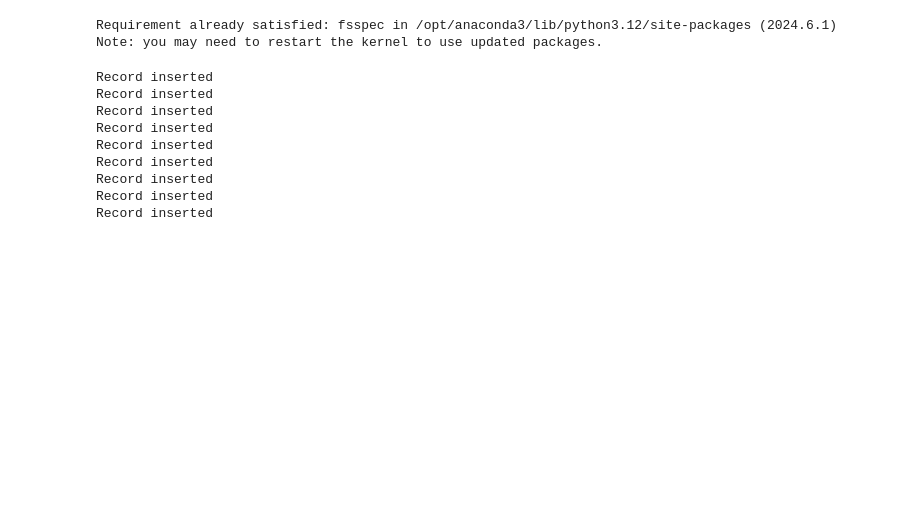
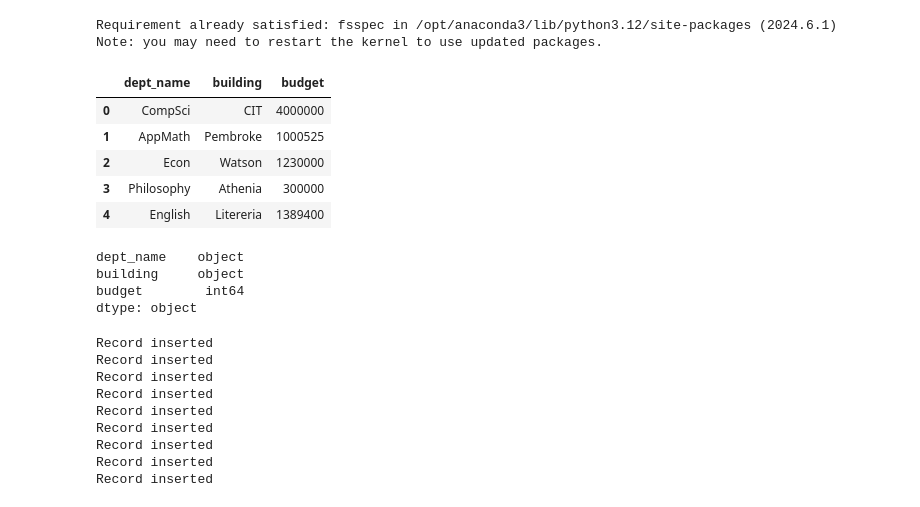
Before and after one commit to sirjimmylin/DATA1050-Fall2024, a Jupyter notebook: mysql.ipynb, the cells around one changed output. Saved outputs shown, nothing was run; the diff lists cells and outputs as text; code cells hidden in the pictures; blank space fills up the shorter version.

Commit message:
HW2 data.dtypes commit

```diff
--- a/mysql.ipynb
+++ b/mysql.ipynb
@@ -149,6 +149,21 @@ Note: you may need to restart the kernel to use updated packages.
 # %%
 #point the path to where in your hard drive you have stored the file department.csv
 data = pd.read_csv("department.csv")
+data.head()
+# %% [output]
+|  | dept_name | building | budget |
+| 0 | CompSci | CIT | 4000000 |
+| 1 | AppMath | Pembroke | 1000525 |
+| 2 | Econ | Watson | 1230000 |
+| 3 | Philosophy | Athenia | 300000 |
+| 4 | English | Litereria | 1389400 |
+# %%
+data.dtypes
+# %% [output]
+dept_name    object
+building     object
+budget        int64
+dtype: object
 # %%
 for i,row in data.iterrows():
             sql = "INSERT INTO department VALUES (%s,%s,%s)"
```
Also changed, not shown: parts of 10 cells of this notebook.
